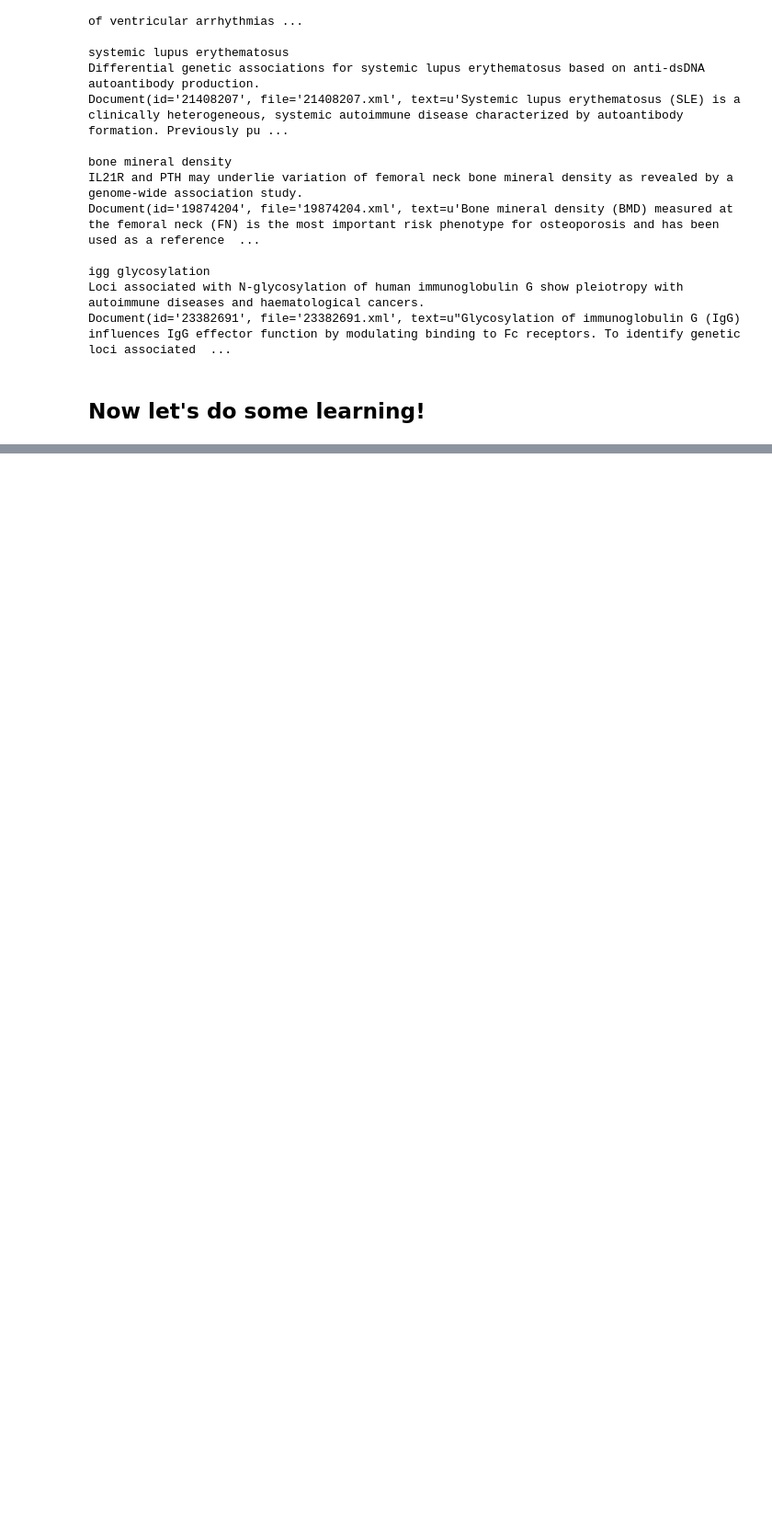
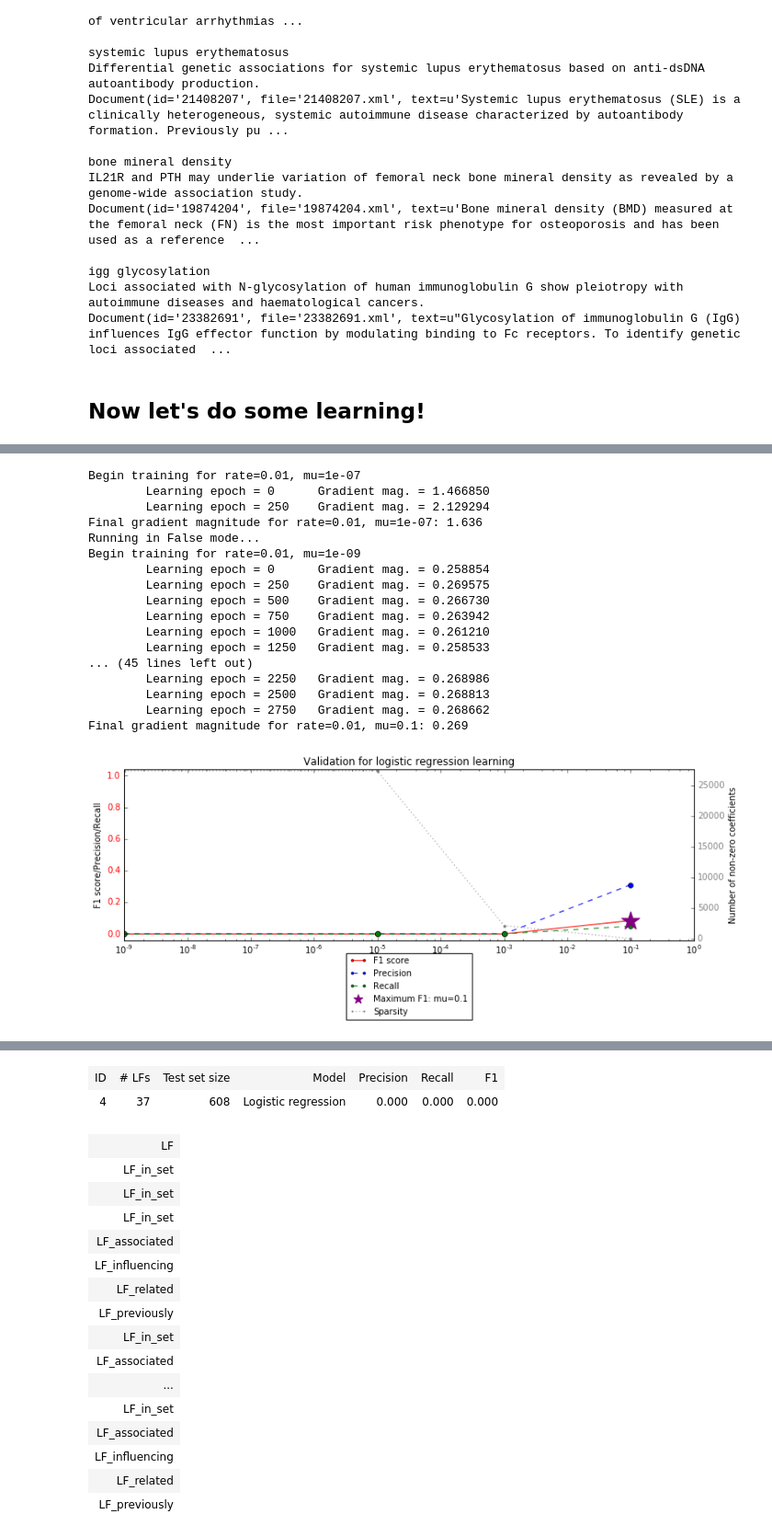
Before and after one commit to kuleshov/gwaskb, a Jupyter notebook: notebooks/text-extraction.ipynb, the cells around one changed output, grey strips where cells are left out. Shown: that part at 92% size. Saved outputs shown, nothing was run; the diff lists cells and outputs as text; code cells hidden in the pictures; blank space fills up the shorter version.

```diff
--- a/notebooks/text-extraction.ipynb
+++ b/notebooks/text-extraction.ipynb
@@ -394,0 +469,4 @@ Document(id='23382691', file='23382691.xml', text=u"Glycosylation of immunoglobu
+# %%
+# load true phenotype mentions
+doc_ids = [get_doc_id(phen) for phen in phenotypes]
+gold_phen_dict = { doc_id : kb.phens_by_pmid(doc_id) for doc_id in doc_ids}
@@ -394,0 +554,29 @@ Document(id='23382691', file='23382691.xml', text=u"Glycosylation of immunoglobu
+# %%
+import matplotlib
+import numpy as np
+%matplotlib inline
+
+matplotlib.rcParams['figure.figsize'] = (12,4)
+mu_seq = np.ravel([1e-9, 1e-5, 1e-3, 1e-1])
+lf_opts = {'sample': False, 'verbose': True}
+model_opts = {'sample': False, 'n_iter': 3000, 'alpha': 0.5, 'mu': mu_seq, 'bias': False, 'verbose': True}
+%time DDL.train_model(method='lr', lf_opts=lf_opts, model_opts=model_opts)
+# %% [output]
+Begin training for rate=0.01, mu=1e-07
+        Learning epoch = 0      Gradient mag. = 1.466850
+        Learning epoch = 250    Gradient mag. = 2.129294
+Final gradient magnitude for rate=0.01, mu=1e-07: 1.636
+Running in False mode...
+Begin training for rate=0.01, mu=1e-09
+        Learning epoch = 0      Gradient mag. = 0.258854
+        Learning epoch = 250    Gradient mag. = 0.269575
+        Learning epoch = 500    Gradient mag. = 0.266730
+        Learning epoch = 750    Gradient mag. = 0.263942
+        Learning epoch = 1000   Gradient mag. = 0.261210
+        Learning epoch = 1250   Gradient mag. = 0.258533
+... (45 lines left out)
+        Learning epoch = 2250   Gradient mag. = 0.268986
+        Learning epoch = 2500   Gradient mag. = 0.268813
+        Learning epoch = 2750   Gradient mag. = 0.268662
+Final gradient magnitude for rate=0.01, mu=0.1: 0.269
+[figure, added]
@@ -394,0 +585,18 @@ Document(id='23382691', file='23382691.xml', text=u"Glycosylation of immunoglobu
+| ID | # LFs | Test set size | Model | Precision | Recall | F1 |
+| 4 | 37 | 608 | Logistic regression | 0.000 | 0.000 | 0.000 |
+| LF |
+| LF_in_set |
+| LF_in_set |
+| LF_in_set |
+| LF_associated |
+| LF_influencing |
+| LF_related |
+| LF_previously |
+| LF_in_set |
+| LF_associated |
+| ... |
+| LF_in_set |
+| LF_associated |
+| LF_influencing |
+| LF_related |
+| LF_previously |
```
Also changed, not shown: parts of 18 cells of this notebook, 1 other file.
